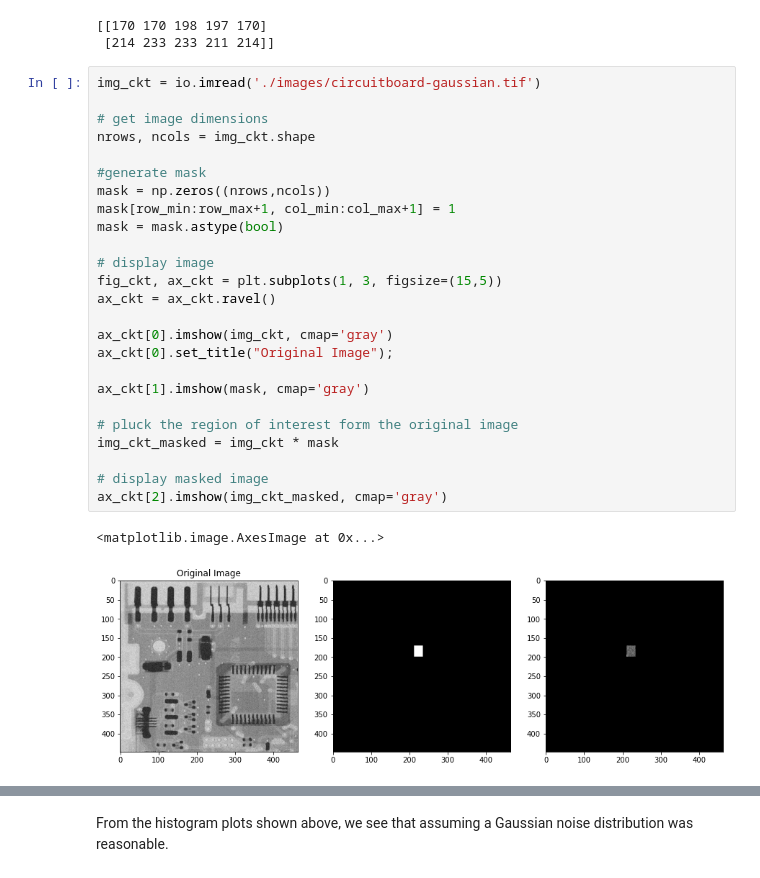
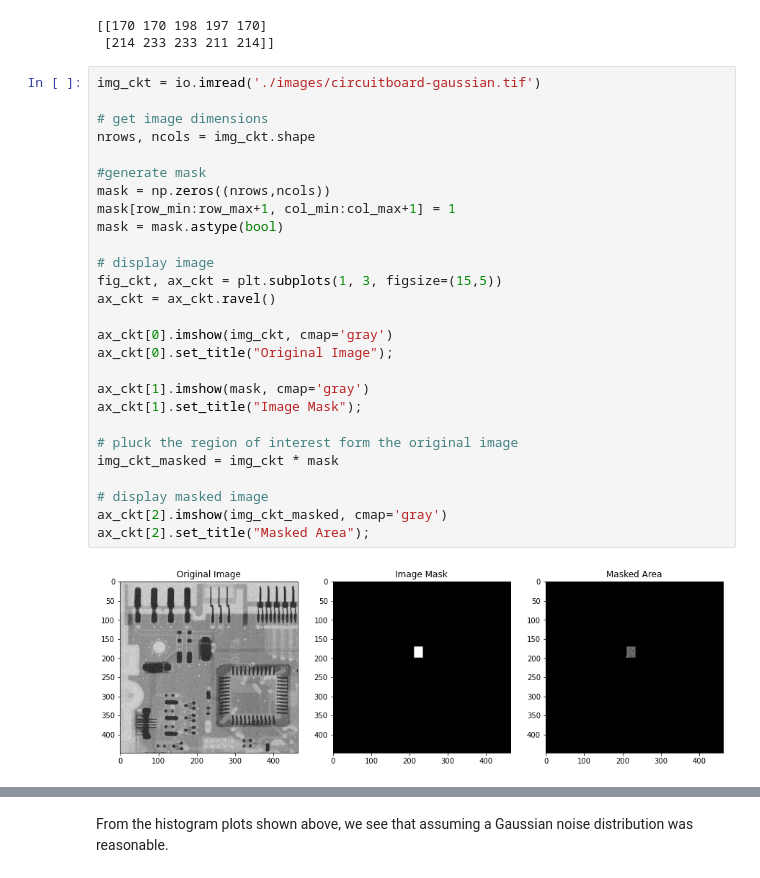
Before and after one commit to ecolon08/Digital-Image-Processing, a Jupyter notebook: Img_Restoration_Reconstruction/ec_dip_restor_recons_01.ipynb, the cells around one changed output, grey strips where cells are left out. Saved outputs shown, nothing was run; the diff lists cells and outputs as text.

```diff
--- a/Img_Restoration_Reconstruction/ec_dip_restor_recons_01.ipynb
+++ b/Img_Restoration_Reconstruction/ec_dip_restor_recons_01.ipynb
@@ -105,31 +132,32 @@ col_max = np.max(row_col_for_mask[1,:])
 # %%
 img_ckt = io.imread('./images/circuitboard-gaussian.tif')
 
 # get image dimensions
 nrows, ncols = img_ckt.shape
 
 #generate mask
 mask = np.zeros((nrows,ncols))
 mask[row_min:row_max+1, col_min:col_max+1] = 1
 mask = mask.astype(bool)
 
 # display image
 fig_ckt, ax_ckt = plt.subplots(1, 3, figsize=(15,5))
 ax_ckt = ax_ckt.ravel()
 
 ax_ckt[0].imshow(img_ckt, cmap='gray')
 ax_ckt[0].set_title("Original Image");
 
 ax_ckt[1].imshow(mask, cmap='gray')
+ax_ckt[1].set_title("Image Mask");
 
 # pluck the region of interest form the original image
 img_ckt_masked = img_ckt * mask
 
 # display masked image
 ax_ckt[2].imshow(img_ckt_masked, cmap='gray')
+ax_ckt[2].set_title("Masked Area");
 # %% [output]
-<matplotlib.image.AxesImage at 0x...>
-[figure, old version]
+[figure, new version]
 # %%
 # compute histogram of the region of interest
 img_ckt_roi = img_ckt[row_min:row_max + 1, col_min: col_max + 1]
```
Also changed, not shown: parts of 23 cells of this notebook.
